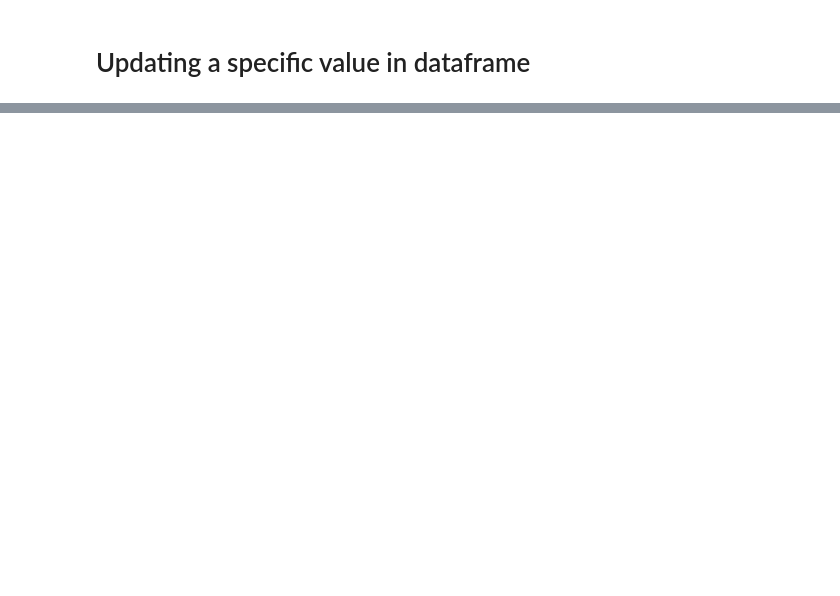
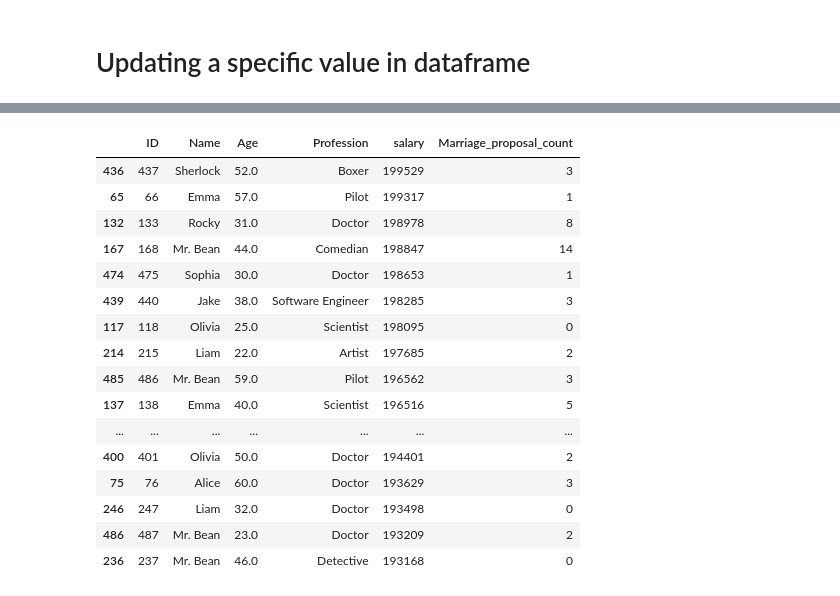
Before and after one commit to puneet-cs/DA19_Pandas_Numpy_Matplotlib_Seaborn, a Jupyter notebook: DA19_pandas.ipynb, the cells around one changed output, grey strips where cells are left out. Cells and saved outputs as stored; diff of their text form; code cells hidden in the pictures; blank space fills up the shorter version.

```diff
--- a/DA19_pandas.ipynb
+++ b/DA19_pandas.ipynb
@@ -504,0 +781,21 @@ df
+# %%
+# sort in decending order
+df.sort_values('salary', ascending = False).head(20)
+# %% [output]
+|  | ID | Name | Age | Profession | salary | Marriage_proposal_count |
+| 436 | 437 | Sherlock | 52.0 | Boxer | 199529 | 3 |
+| 65 | 66 | Emma | 57.0 | Pilot | 199317 | 1 |
+| 132 | 133 | Rocky | 31.0 | Doctor | 198978 | 8 |
+| 167 | 168 | Mr. Bean | 44.0 | Comedian | 198847 | 14 |
+| 474 | 475 | Sophia | 30.0 | Doctor | 198653 | 1 |
+| 439 | 440 | Jake | 38.0 | Software Engineer | 198285 | 3 |
+| 117 | 118 | Olivia | 25.0 | Scientist | 198095 | 0 |
+| 214 | 215 | Liam | 22.0 | Artist | 197685 | 2 |
+| 485 | 486 | Mr. Bean | 59.0 | Pilot | 196562 | 3 |
+| 137 | 138 | Emma | 40.0 | Scientist | 196516 | 5 |
+| ... | ... | ... | ... | ... | ... | ... |
+| 400 | 401 | Olivia | 50.0 | Doctor | 194401 | 2 |
+| 75 | 76 | Alice | 60.0 | Doctor | 193629 | 3 |
+| 246 | 247 | Liam | 32.0 | Doctor | 193498 | 0 |
+| 486 | 487 | Mr. Bean | 23.0 | Doctor | 193209 | 2 |
+| 236 | 237 | Mr. Bean | 46.0 | Detective | 193168 | 0 |
```
Also changed, not shown: parts of 73 cells of this notebook.
